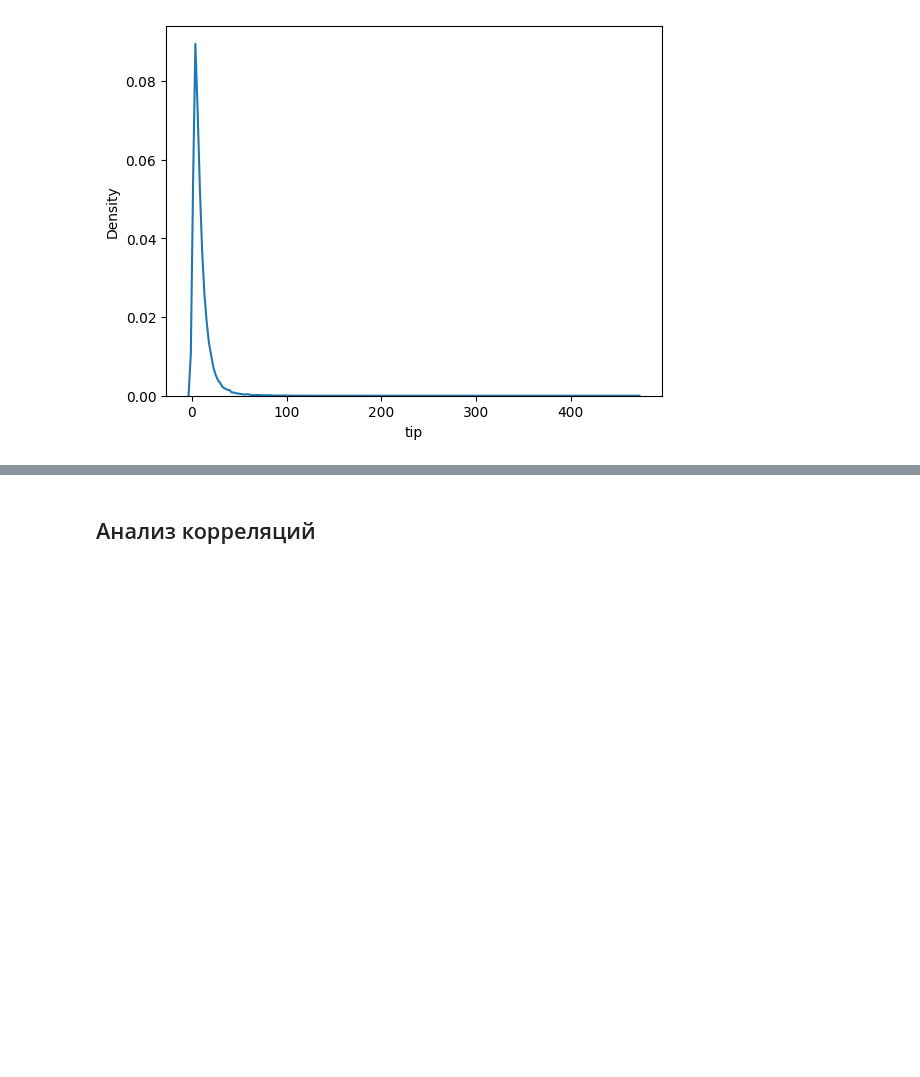
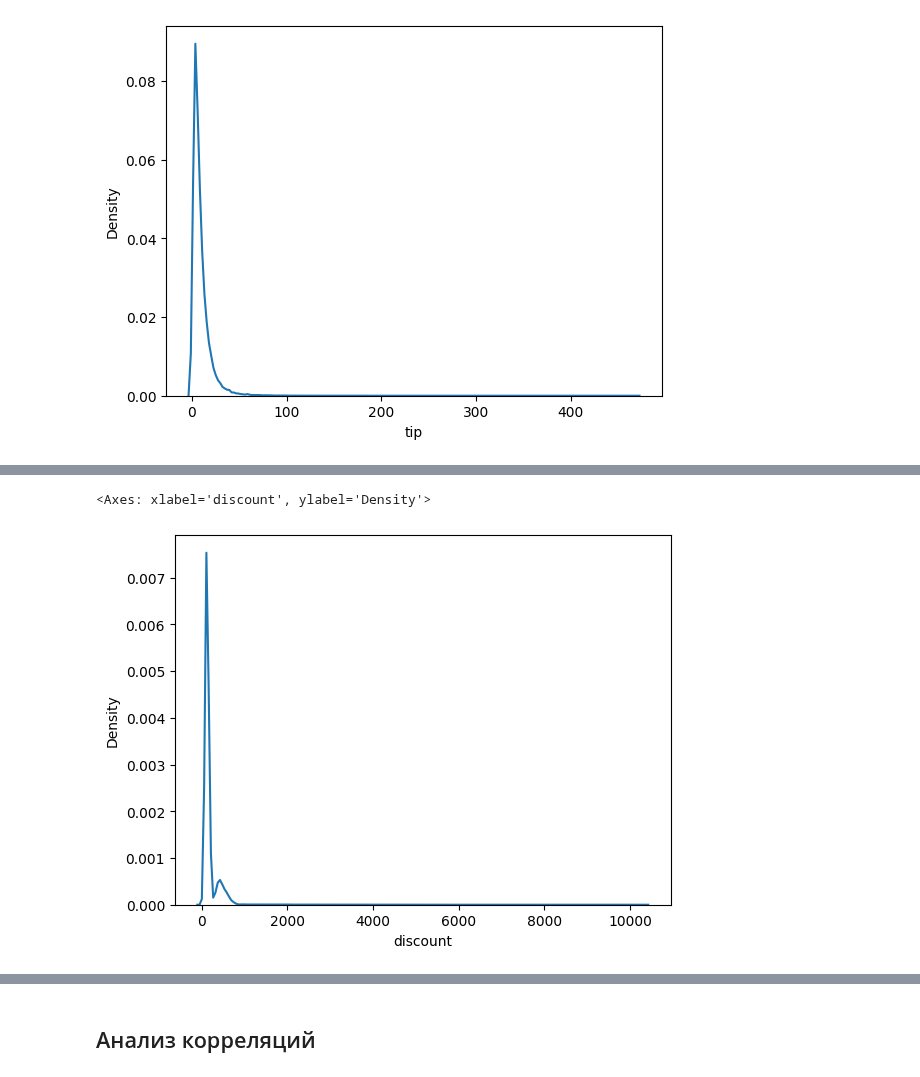
Before and after one commit to PigStep/ML-Delivery-Refund-Research, a Jupyter notebook: notebook/notebook.ipynb, the cells around one changed output, grey strips where cells are left out. Saved outputs shown, nothing was run; the diff lists cells and outputs as text; code cells hidden in the pictures; blank space fills up the shorter version.

```diff
--- a/notebook/notebook.ipynb
+++ b/notebook/notebook.ipynb
@@ -246,0 +281,11 @@ sns.kdeplot(delivery_data,x="tip")
+# %%
+#заменим ценовой discount на экивалент % от стоимости
+delivery_data["discount"] = delivery_data.discount / delivery_data.sub_total *100
+
+#тоже самое с tip
+delivery_data["tip"] = delivery_data.tip / delivery_data.sub_total *100
+# %%
+sns.kdeplot(delivery_data,x="discount")
+# %% [output]
+<Axes: xlabel='discount', ylabel='Density'>
+[figure, added]
```
Also changed, not shown: parts of 16 cells of this notebook.
